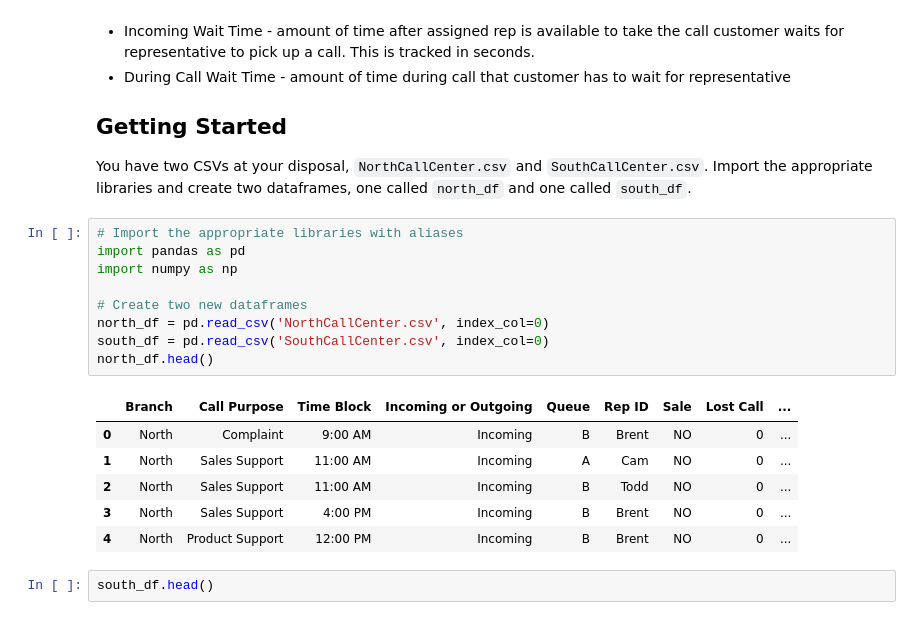
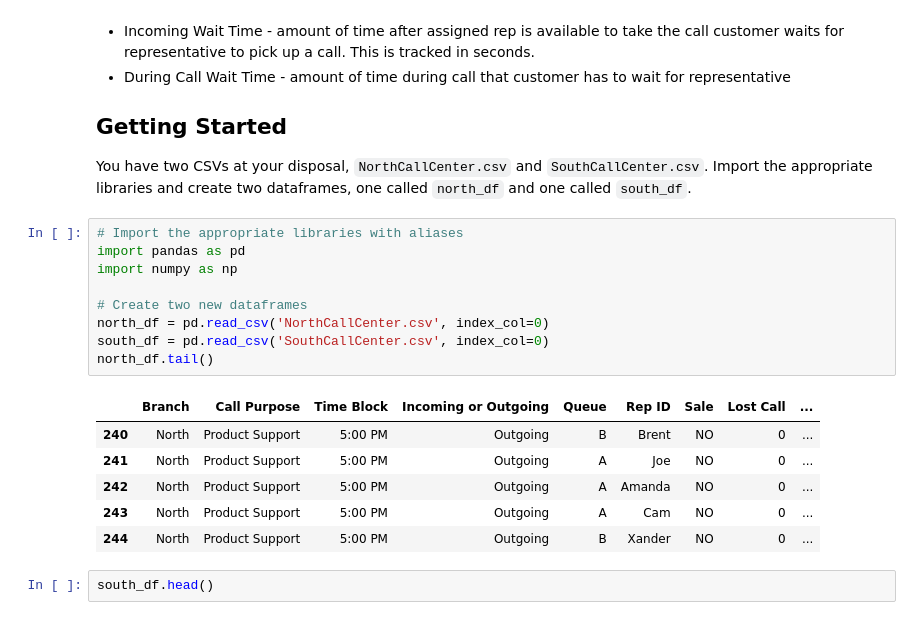
Before and after one commit to mtngrl1916/call-center-cleanup-assignment, a Jupyter notebook: Call_Center_Cleanup.ipynb, the cells around one changed output. Drawn from its saved outputs; the diff is of its cells as text.

```diff
--- a/Call_Center_Cleanup.ipynb
+++ b/Call_Center_Cleanup.ipynb
@@ -32,19 +32,19 @@ You have two CSVs at your disposal, `NorthCallCenter.csv` and `SouthCallCenter.c
 # %%
 # Import the appropriate libraries with aliases
 import pandas as pd
 import numpy as np
 
 # Create two new dataframes
 north_df = pd.read_csv('NorthCallCenter.csv', index_col=0)
 south_df = pd.read_csv('SouthCallCenter.csv', index_col=0)
-north_df.head()
+north_df.tail()
 # %% [output]
 |  | Branch | Call Purpose | Time Block | Incoming or Outgoing | Queue | Rep ID | Sale | Lost Call | ... |
-| 0 | North | Complaint | 9:00 AM | Incoming | B | Brent | NO | 0 | ... |
-| 1 | North | Sales Support | 11:00 AM | Incoming | A | Cam | NO | 0 | ... |
-| 2 | North | Sales Support | 11:00 AM | Incoming | B | Todd | NO | 0 | ... |
-| 3 | North | Sales Support | 4:00 PM | Incoming | B | Brent | NO | 0 | ... |
-| 4 | North | Product Support | 12:00 PM | Incoming | B | Brent | NO | 0 | ... |
+| 240 | North | Product Support | 5:00 PM | Outgoing | B | Brent | NO | 0 | ... |
+| 241 | North | Product Support | 5:00 PM | Outgoing | A | Joe | NO | 0 | ... |
+| 242 | North | Product Support | 5:00 PM | Outgoing | A | Amanda | NO | 0 | ... |
+| 243 | North | Product Support | 5:00 PM | Outgoing | A | Cam | NO | 0 | ... |
+| 244 | North | Product Support | 5:00 PM | Outgoing | B | Xander | NO | 0 | ... |
 # %%
 south_df.head()
 # %% [output]
```
Also changed, not shown: parts of 23 cells of this notebook, 1 other file.
